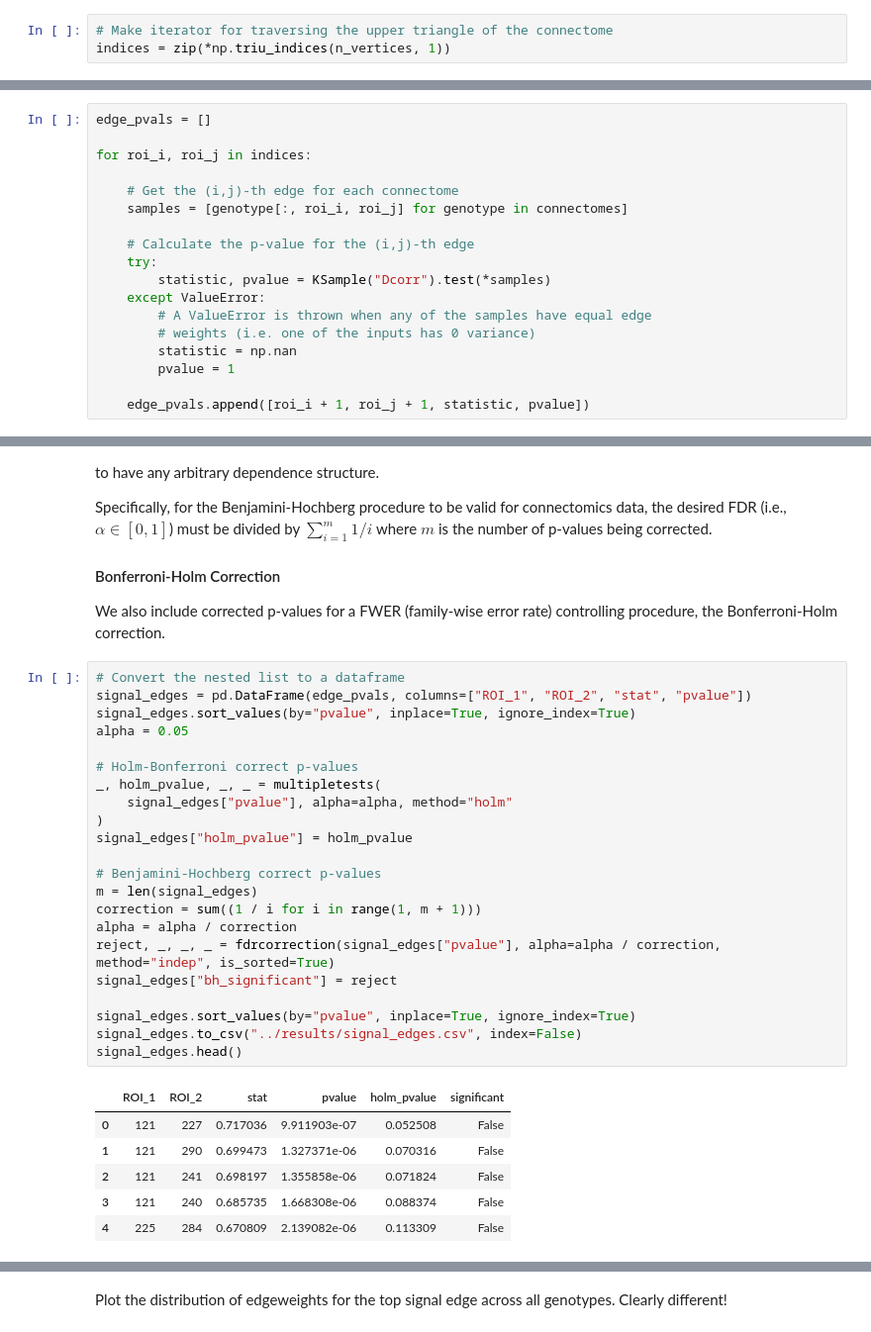
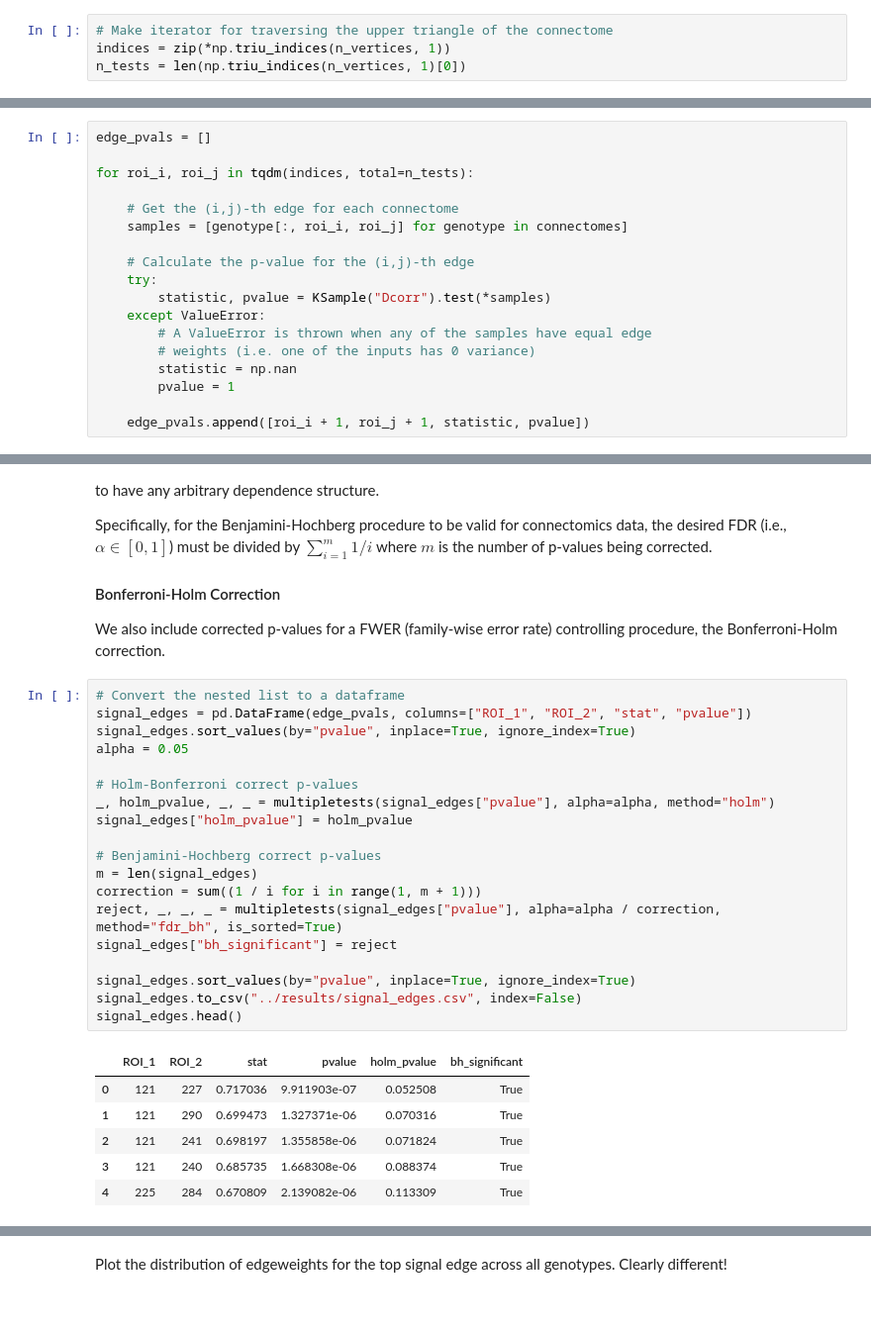
Before and after one commit to neurodata/MCC, a Jupyter notebook: code/4a_identifying_signal_components.ipynb, the cells around one changed output, grey strips where cells are left out. Shown at 99% size. Saved outputs shown, nothing was run; the diff lists cells and outputs as text.

```diff
--- a/code/4a_identifying_signal_components.ipynb
+++ b/code/4a_identifying_signal_components.ipynb
@@ -99,3 +111,4 @@ comparisons on the upper triangle of the adjacency matrices.
 # %%
 # Make iterator for traversing the upper triangle of the connectome
 indices = zip(*np.triu_indices(n_vertices, 1))
+n_tests = len(np.triu_indices(n_vertices, 1)[0])
@@ -102,7 +117,7 @@ indices = zip(*np.triu_indices(n_vertices, 1))
 # %%
 edge_pvals = []
 
-for roi_i, roi_j in indices:
+for roi_i, roi_j in tqdm(indices, total=n_tests):
 
     # Get the (i,j)-th edge for each connectome
     samples = [genotype[:, roi_i, roi_j] for genotype in connectomes]
@@ -140,29 +157,26 @@ We also include corrected p-values for a FWER (family-wise error rate) controlli
 # %%
 # Convert the nested list to a dataframe
 signal_edges = pd.DataFrame(edge_pvals, columns=["ROI_1", "ROI_2", "stat", "pvalue"])
 signal_edges.sort_values(by="pvalue", inplace=True, ignore_index=True)
 alpha = 0.05
 
 # Holm-Bonferroni correct p-values
-_, holm_pvalue, _, _ = multipletests(
-    signal_edges["pvalue"], alpha=alpha, method="holm"
-)
+_, holm_pvalue, _, _ = multipletests(signal_edges["pvalue"], alpha=alpha, method="holm")
 signal_edges["holm_pvalue"] = holm_pvalue
 
 # Benjamini-Hochberg correct p-values
 m = len(signal_edges)
 correction = sum((1 / i for i in range(1, m + 1)))
-alpha = alpha / correction
-reject, _, _, _ = fdrcorrection(signal_edges["pvalue"], alpha=alpha / correction, method="indep", is_sorted=True)
+reject, _, _, _ = multipletests(signal_edges["pvalue"], alpha=alpha / correction, method="fdr_bh", is_sorted=True)
 signal_edges["bh_significant"] = reject
 
 signal_edges.sort_values(by="pvalue", inplace=True, ignore_index=True)
 signal_edges.to_csv("../results/signal_edges.csv", index=False)
 signal_edges.head()
 # %% [output]
-|  | ROI_1 | ROI_2 | stat | pvalue | holm_pvalue | significant |
-| 0 | 121 | 227 | 0.717036 | 9.911903e-07 | 0.052508 | False |
-| 1 | 121 | 290 | 0.699473 | 1.327371e-06 | 0.070316 | False |
-| 2 | 121 | 241 | 0.698197 | 1.355858e-06 | 0.071824 | False |
-| 3 | 121 | 240 | 0.685735 | 1.668308e-06 | 0.088374 | False |
-| 4 | 225 | 284 | 0.670809 | 2.139082e-06 | 0.113309 | False |
+|  | ROI_1 | ROI_2 | stat | pvalue | holm_pvalue | bh_significant |
+| 0 | 121 | 227 | 0.717036 | 9.911903e-07 | 0.052508 | True |
+| 1 | 121 | 290 | 0.699473 | 1.327371e-06 | 0.070316 | True |
+| 2 | 121 | 241 | 0.698197 | 1.355858e-06 | 0.071824 | True |
+| 3 | 121 | 240 | 0.685735 | 1.668308e-06 | 0.088374 | True |
+| 4 | 225 | 284 | 0.670809 | 2.139082e-06 | 0.113309 | True |
```
Also changed, not shown: parts of 31 cells of this notebook, 3 other files.
